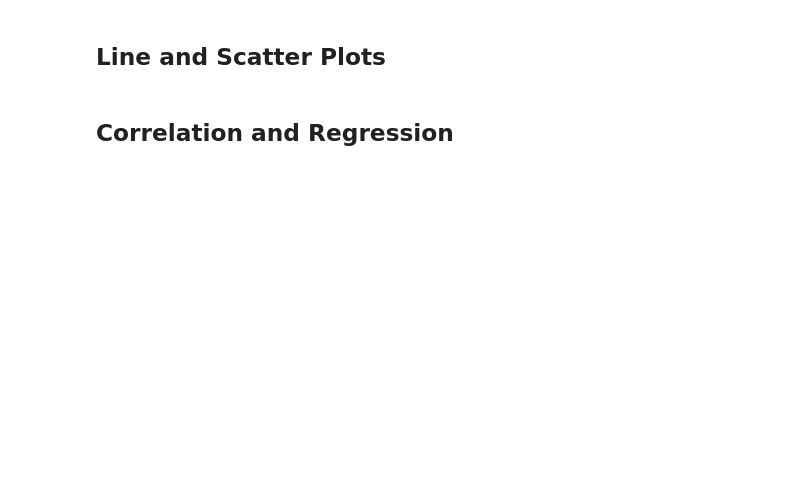
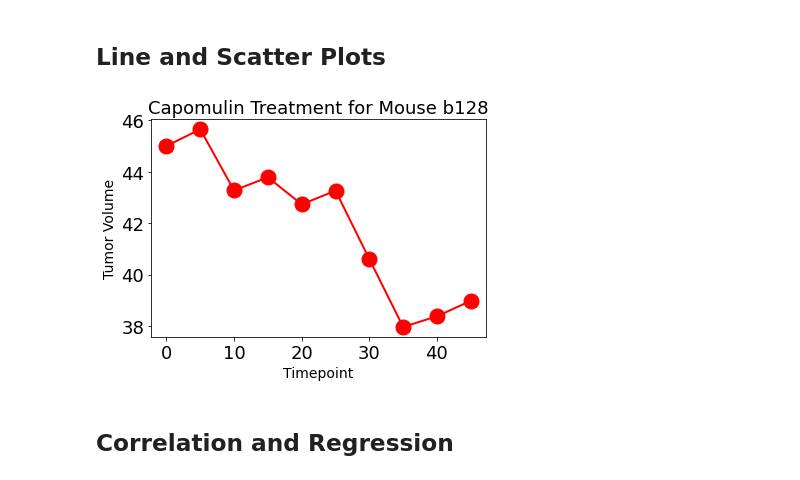
Before and after one commit to adamjohnson57/matplotlib-challenge, a Jupyter notebook: 05-Matplotlib/Instructions/Pymaceuticals/pymaceuticals.ipynb, the cells around one changed output. Saved outputs shown, nothing was run; the diff lists cells and outputs as text; code cells hidden in the pictures; blank space fills up the shorter version.

```diff
--- a/05-Matplotlib/Instructions/Pymaceuticals/pymaceuticals.ipynb
+++ b/05-Matplotlib/Instructions/Pymaceuticals/pymaceuticals.ipynb
@@ -375,3 +376,20 @@ plt.show()
 # %% [markdown]
 ## Line and Scatter Plots
+# %%
+# Generate a line plot of tumor volume vs. time point for a mouse treated with Capomulin
+capomulin_treat = cleaned_df.loc[cleaned_df["Drug Regimen"] == "Capomulin",:]
+capomulin_mouse = capomulin_treat.loc[capomulin_treat["Mouse ID"] == "b128",:]
+
+
+x_axis = capomulin_mouse["Timepoint"]
+tumor_size = capomulin_mouse["Tumor Volume (mm3)"]
+
+plt.title("Capomulin Treatment for Mouse b128", fontsize=18)
+plt.plot(x_axis, tumor_size, linewidth=2, markersize=15, marker="o", color="red", label="Fahrenheit" )
+plt.xlabel('Timepoint', fontsize=14)
+plt.ylabel('Tumor Volume', fontsize=14)
+
+plt.show()
+# %% [output]
+[figure, added]
 # %%
```
Also changed, not shown: parts of 4 cells of this notebook.
